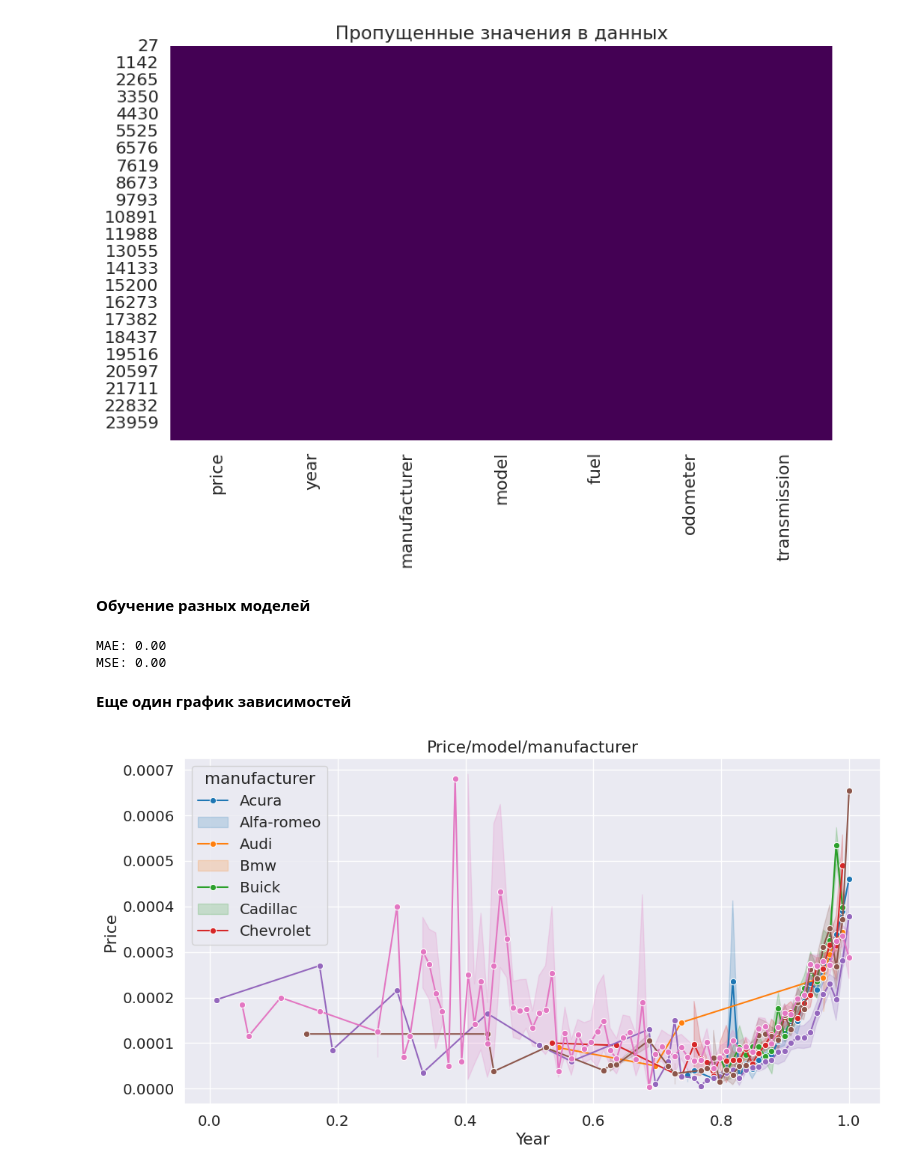
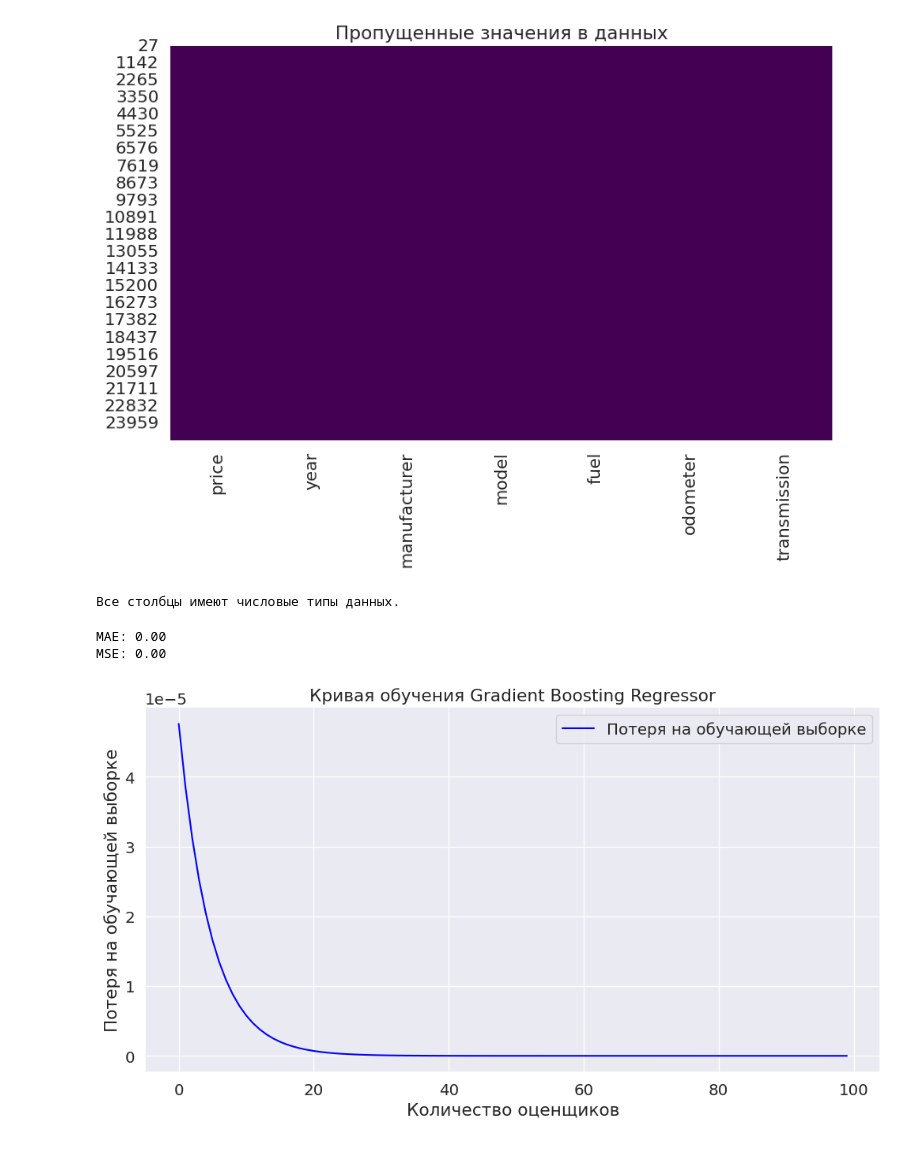
Before and after one commit to Kot71nsk/Car_Price, a Jupyter notebook: car_price.ipynb, the cells around one changed output. Saved outputs shown, nothing was run; the diff lists cells and outputs as text; code cells hidden in the pictures.

```diff
--- a/car_price.ipynb
+++ b/car_price.ipynb
@@ -82,6 +75,7 @@ plt.show()
 # %%
 df = df.dropna()
 
-df['price'] = df['price'].astype(float)
-df['year'] = df['year'].astype(int)
-df['odometer'] = df['odometer'].astype(int)
+# Подготовка данных
+df.loc[:, 'price'] = df['price'].astype(float)
+df.loc[:, 'year'] = df['year'].astype(int)
+df.loc[:, 'odometer'] = df['odometer'].astype(int)
@@ -109,4 +87,11 @@ plt.title('Пропущенные значения в данных')
 plt.show()
 # %% [output]
 [figure]
+# %%
+df = df.loc[df['price'] != 0.0]
+# %%
+# Нормализация только для числовых столбцов
+numeric_cols = ['price', 'year', 'odometer']
+min_max_scaler = MinMaxScaler()
+df[numeric_cols] = min_max_scaler.fit_transform(df[numeric_cols])
 # %%
@@ -124,8 +108,15 @@ X = df.drop('price', axis=1)
 y = df['price']
 
 X_train, X_test, y_train, y_test = train_test_split(X, y, test_size=0.2, random_state=42)
-# %% [markdown]
-**Обучение разных моделей**
+# %%
+# Проверка типов данных
+non_numeric_cols = X_train.select_dtypes(include=['object']).columns
+if len(non_numeric_cols) > 0:
+    print("Столбцы с недопустимыми типами:", non_numeric_cols)
+else:
+    print("Все столбцы имеют числовые типы данных.")
+# %% [output]
+Все столбцы имеют числовые типы данных.
 # %%
 # Модель Gradient Boosting Regressor
 from sklearn.ensemble import GradientBoostingRegressor
@@ -143,35 +134,14 @@ print(f'MSE: {mse:.2f}')
 # %% [output]
 MAE: 0.00
 MSE: 0.00
-# %% [markdown]
-**Еще один график зависимостей**
-# %%
-# Преобразуем данные в длинный формат
-melted_df = pd.melt(df, id_vars=['year', 'price'],
-                     value_vars=['manufacturer_acura', 'manufacturer_alfa-romeo',
-                                 'manufacturer_audi', 'manufacturer_bmw',
-                                 'manufacturer_buick', 'manufacturer_cadillac',
-                                 'manufacturer_chevrolet'],
-                     var_name='manufacturer', value_name='is_manufacturer')
-
-# Еще один график зависимостей
-melted_df = pd.melt(df, id_vars=['year', 'price'],
-                     value_vars=['manufacturer_acura', 'manufacturer_alfa-romeo',
-                                 'manufacturer_audi', 'manufacturer_bmw',
-                                 'manufacturer_buick', 'manufacturer_cadillac',
-                                 'manufacturer_chevrolet'],
-                     var_name='manufacturer', value_name='is_manufacturer')
-
-melted_df = melted_df[melted_df['is_manufacturer'] == 1]
-melted_df.drop(columns=['is_manufacturer'], inplace=True)
-
-plt.figure(figsize=(12, 6))
-sns.lineplot(data=melted_df, x='year', y='price', hue='manufacturer',
-             palette='tab10', marker='o')
-plt.title('Price/model/manufacturer')
-plt.xlabel('Year')
-plt.ylabel('Price')
-plt.legend(title='manufacturer', labels=[manufacturer.split('_')[1].capitalize() for manufacturer in melted_df['manufacturer'].unique()])
-plt.show()
-# %% [output]
-[figure, removed]
+# %%
+# Визуализация процесса обучения
+plt.figure(figsize=(12, 6))
+plt.plot(model.train_score_, label='Потеря на обучающей выборке', color='blue')
+plt.title('Кривая обучения Gradient Boosting Regressor')
+plt.xlabel('Количество оценщиков')
+plt.ylabel('Потеря на обучающей выборке')
+plt.legend()
+plt.show()
+# %% [output]
+[figure, added]
```
Also changed, not shown: parts of 5 cells of this notebook.
